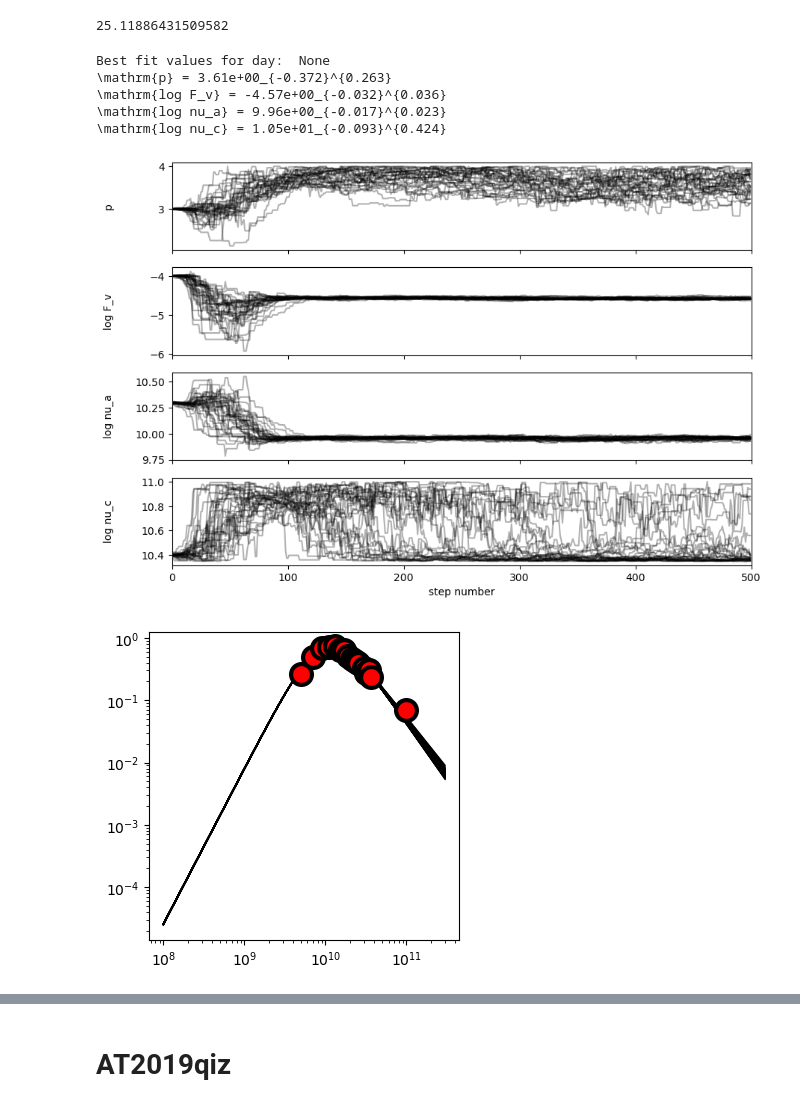
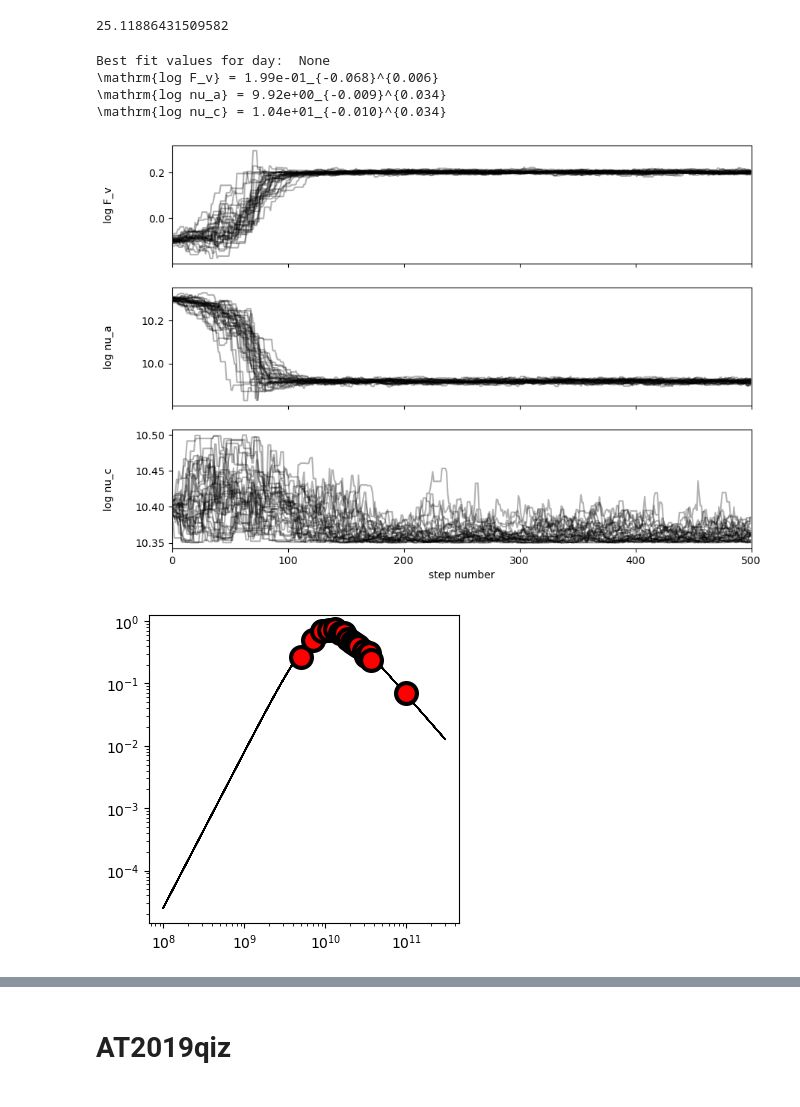
Before and after one commit to noahfranz13/SO-Classes, a Jupyter notebook: ASTR578/SEDs.ipynb, the cells around one changed output, grey strips where cells are left out. Cells and saved outputs as stored; diff of their text form; code cells hidden in the pictures.

Commit message:
update sed fit plots

```diff
--- a/ASTR578/SEDs.ipynb
+++ b/ASTR578/SEDs.ipynb
@@ -384,26 +382,26 @@ import syncfit
 25.11886431509582
 # %%
 # try to fit the data
-theta_inits = [3,-4,10.3,10.4]
+theta_inits = [-0.1,10.3,10.4]
 n = 500
 model = CustomB5B3 #syncfit.models.B5B3
+p = 2.97
 # p = syncfit.analysis.get_bounds(sampler, labels=['p', 'log F_v', 'log nu_a', 'log nu_c'], discard=1000)[0][0]
 
 F_uJy = ds.FluxDensity*1e3
 F_err_uJy = ds.FluxDensityErr*1e3
 
 sampler = syncfit.do_emcee(theta_inits, ds.Frequency, F_uJy, F_err_uJy,
-                                plot=True, niter=n, model=model, nwalkers=32)
+                                plot=True, niter=n, model=model, nwalkers=32, fix_p=p)
 
 out, log_prob = syncfit.analysis.extract_output(sampler)
 # %% [output]
 Best fit values for day:  None
-\mathrm{p} = 3.61e+00_{-0.372}^{0.263}
-\mathrm{log F_v} = -4.57e+00_{-0.032}^{0.036}
-\mathrm{log nu_a} = 9.96e+00_{-0.017}^{0.023}
-\mathrm{log nu_c} = 1.05e+01_{-0.093}^{0.424}
+\mathrm{log F_v} = 1.99e-01_{-0.068}^{0.006}
+\mathrm{log nu_a} = 9.92e+00_{-0.009}^{0.034}
+\mathrm{log nu_c} = 1.04e+01_{-0.010}^{0.034}
-[figure, old version]
+[figure, new version]
-[figure, old version]
+[figure, new version]
 # %%
 # without mm fit
 
```
Also changed, not shown: parts of 12 cells of this notebook, 4 other files.
